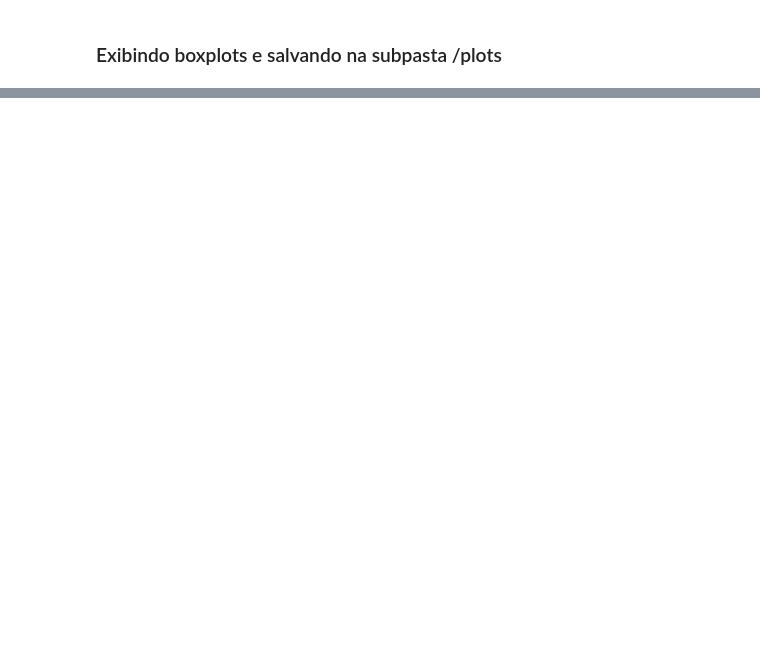
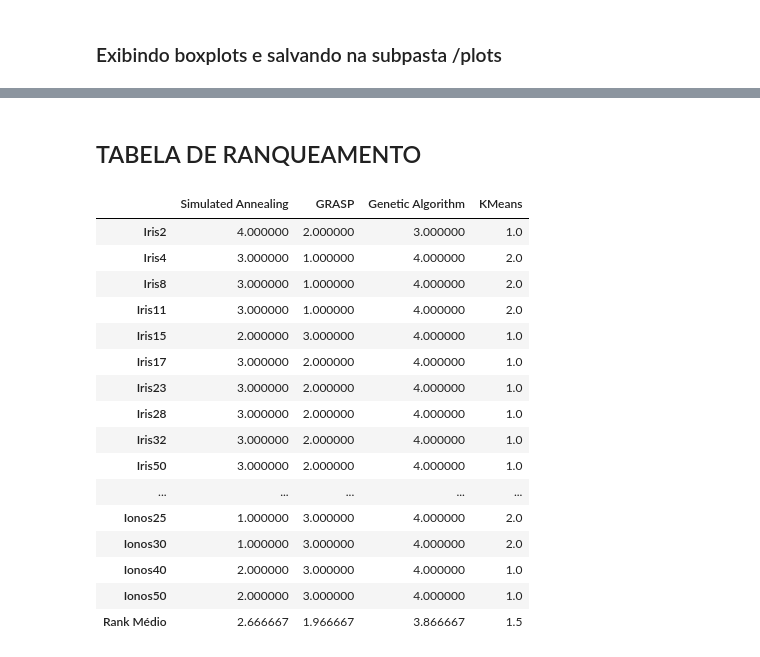
Before and after one commit to gabrielcipriano/trabalho-IA-2020-2, a Jupyter notebook: main.ipynb, the cells around one changed output, grey strips where cells are left out. Drawn from its saved outputs; the diff is of its cells as text; code cells hidden in the pictures; blank space fills up the shorter version.

```diff
--- a/main.ipynb
+++ b/main.ipynb
@@ -496,11 +497,0 @@ plt.show()
-# %%
-from scipy import stats
-
-test_sses = get_test_info(test_data, 'sse')
-zscores_df = pd.DataFrame(stats.zscore(test_sses, axis=1), test_sses.index, test_sses.columns)
-mean = stats.mean
-
-times_df = pd.DataFrame(get_test_info(test_data, 'time'))
-
-display("zscores table:", zscores_df.head())
-display(" time table:", times_df.head())
@@ -521,0 +498,18 @@ display(" time table:", times_df.head())
+# %%
+from pathlib import Path
+
+tables_path = "tables/"
+Path(tables_path).mkdir(parents=True, exist_ok=True)
+# %%
+from scipy import stats
+
+statuses_table = pd.DataFrame()
+statuses_table["Z-score Médio"] = np.mean(zscores_df)
+statuses_table["Z-score Desv. Padrão"] = np.std(zscores_df)
+statuses_table["Tempo médio"] = np.mean(times_df)
+statuses_table["Tempo Desv. Padrão"] = np.std(times_df)
+
+display(statuses_table)
+
+with open(tables_path + "test_status_table.tex", 'w') as file:
+        file.write(statuses_table.to_latex(float_format="%.2f", label="tab:test_status"))
@@ -521,0 +522,28 @@ display(" time table:", times_df.head())
+# %% [markdown]
+## TABELA DE RANQUEAMENTO
+# %%
+ranks_df = pd.DataFrame(stats.rankdata(test_sses, axis=1), test_sses.index, test_sses.columns)
+ranks_df.loc['Rank Médio'] = np.mean(ranks_df)
+
+display(ranks_df)
+
+with open(tables_path + "test_ranks.tex", 'w') as file:
+        file.write(ranks_df.to_latex(float_format="%.2f", label="tab:test_ranks"))
+# %% [output]
+|  | Simulated Annealing | GRASP | Genetic Algorithm | KMeans |
+| Iris2 | 4.000000 | 2.000000 | 3.000000 | 1.0 |
+| Iris4 | 3.000000 | 1.000000 | 4.000000 | 2.0 |
+| Iris8 | 3.000000 | 1.000000 | 4.000000 | 2.0 |
+| Iris11 | 3.000000 | 1.000000 | 4.000000 | 2.0 |
+| Iris15 | 2.000000 | 3.000000 | 4.000000 | 1.0 |
+| Iris17 | 3.000000 | 2.000000 | 4.000000 | 1.0 |
+| Iris23 | 3.000000 | 2.000000 | 4.000000 | 1.0 |
+| Iris28 | 3.000000 | 2.000000 | 4.000000 | 1.0 |
+| Iris32 | 3.000000 | 2.000000 | 4.000000 | 1.0 |
+| Iris50 | 3.000000 | 2.000000 | 4.000000 | 1.0 |
+| ... | ... | ... | ... | ... |
+| Ionos25 | 1.000000 | 3.000000 | 4.000000 | 2.0 |
+| Ionos30 | 1.000000 | 3.000000 | 4.000000 | 2.0 |
+| Ionos40 | 2.000000 | 3.000000 | 4.000000 | 1.0 |
+| Ionos50 | 2.000000 | 3.000000 | 4.000000 | 1.0 |
+| Rank Médio | 2.666667 | 1.966667 | 3.866667 | 1.5 |
```
Also changed, not shown: parts of 13 cells of this notebook, 3 other files.
